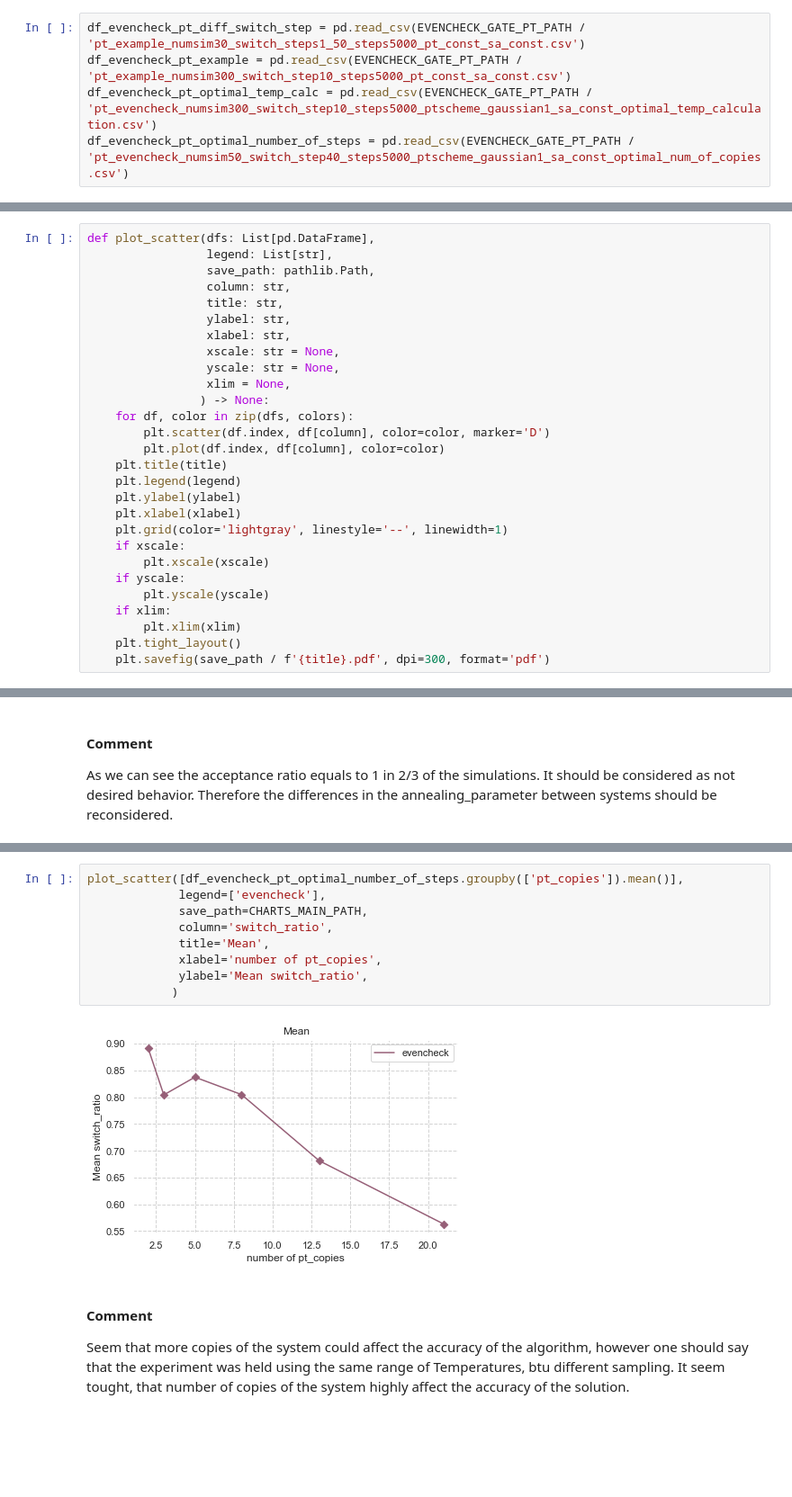
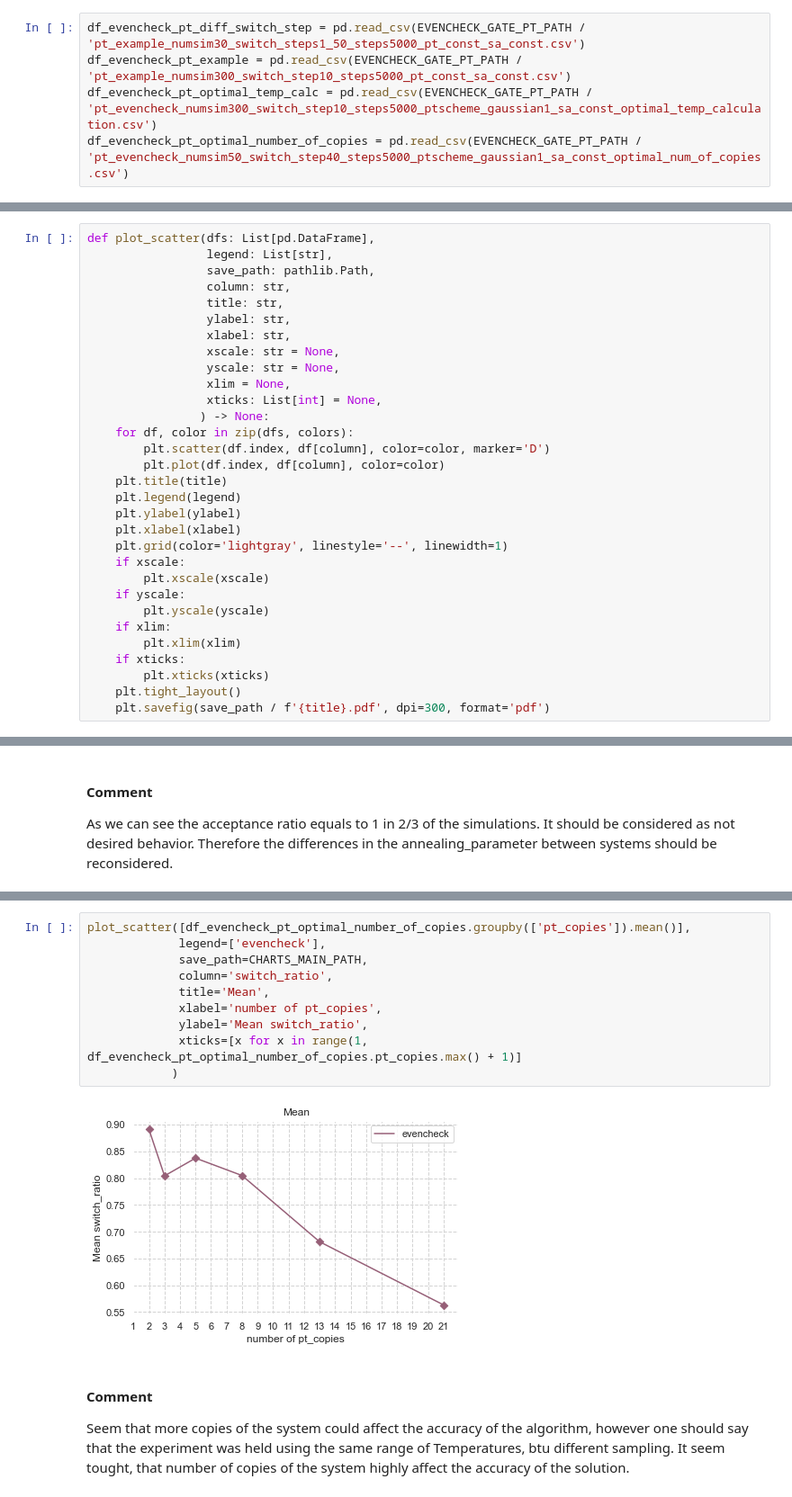
Before and after one commit to mateuszKacz/CGP_mgr, a Jupyter notebook: notebooks/Opracowanie danych PT.ipynb, the cells around one changed output, grey strips where cells are left out. Shown at 90% size. Saved outputs shown, nothing was run; the diff lists cells and outputs as text; blank space fills up the shorter version.

```diff
--- a/notebooks/Opracowanie danych PT.ipynb
+++ b/notebooks/Opracowanie danych PT.ipynb
@@ -50,7 +50,7 @@ def calc_cr_series(df: pd.DataFrame, groupby: str) -> pd.DataFrame:
 df_evencheck_pt_diff_switch_step = pd.read_csv(EVENCHECK_GATE_PT_PATH / 'pt_example_numsim30_switch_steps1_50_steps5000_pt_const_sa_const.csv')
 df_evencheck_pt_example = pd.read_csv(EVENCHECK_GATE_PT_PATH / 'pt_example_numsim300_switch_step10_steps5000_pt_const_sa_const.csv')
 df_evencheck_pt_optimal_temp_calc = pd.read_csv(EVENCHECK_GATE_PT_PATH / 'pt_evencheck_numsim300_switch_step10_steps5000_ptscheme_gaussian1_sa_const_optimal_temp_calculation.csv')
-df_evencheck_pt_optimal_number_of_steps = pd.read_csv(EVENCHECK_GATE_PT_PATH / 'pt_evencheck_numsim50_switch_step40_steps5000_ptscheme_gaussian1_sa_const_optimal_num_of_copies.csv')
+df_evencheck_pt_optimal_number_of_copies = pd.read_csv(EVENCHECK_GATE_PT_PATH / 'pt_evencheck_numsim50_switch_step40_steps5000_ptscheme_gaussian1_sa_const_optimal_num_of_copies.csv')
 # %% [markdown]
 # Analysis
 # %% [markdown]
@@ -66,6 +66,7 @@ def plot_scatter(dfs: List[pd.DataFrame],
                  xscale: str = None,
                  yscale: str = None,
                  xlim = None,
+                 xticks: List[int] = None,
                 ) -> None:
     for df, color in zip(dfs, colors):
         plt.scatter(df.index, df[column], color=color, marker='D')
@@ -81,6 +82,8 @@ def plot_scatter(dfs: List[pd.DataFrame],
         plt.yscale(yscale)
     if xlim:
         plt.xlim(xlim)
+    if xticks:
+        plt.xticks(xticks)
     plt.tight_layout()
     plt.savefig(save_path / f'{title}.pdf', dpi=300, format='pdf')
 # %%
@@ -419,14 +424,15 @@ double_axis_plot(calc_mns_series(df_evencheck_pt_optimal_number_of_steps, groupb
 # %%
-plot_scatter([df_evencheck_pt_optimal_number_of_steps.groupby(['pt_copies']).mean()],
+plot_scatter([df_evencheck_pt_optimal_number_of_copies.groupby(['pt_copies']).mean()],
              legend=['evencheck'],
              save_path=CHARTS_MAIN_PATH,
              column='switch_ratio',
              title='Mean',
              xlabel='number of pt_copies',
              ylabel='Mean switch_ratio',
+             xticks=[x for x in range(1, df_evencheck_pt_optimal_number_of_copies.pt_copies.max() + 1)]
             )
 # %% [output]
-[figure, old version]
+[figure, new version]
 # %% [markdown]
 #### Comment
 
```
Also changed, not shown: parts of 4 cells of this notebook, 4 other files.
